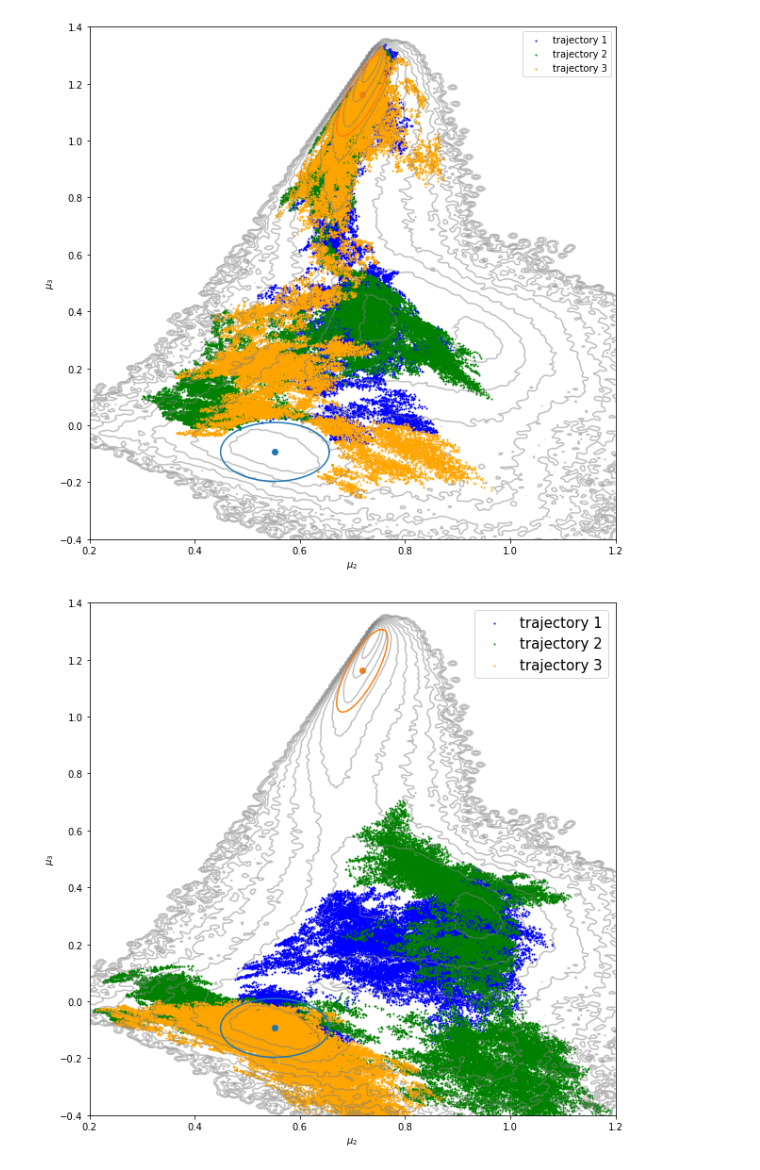
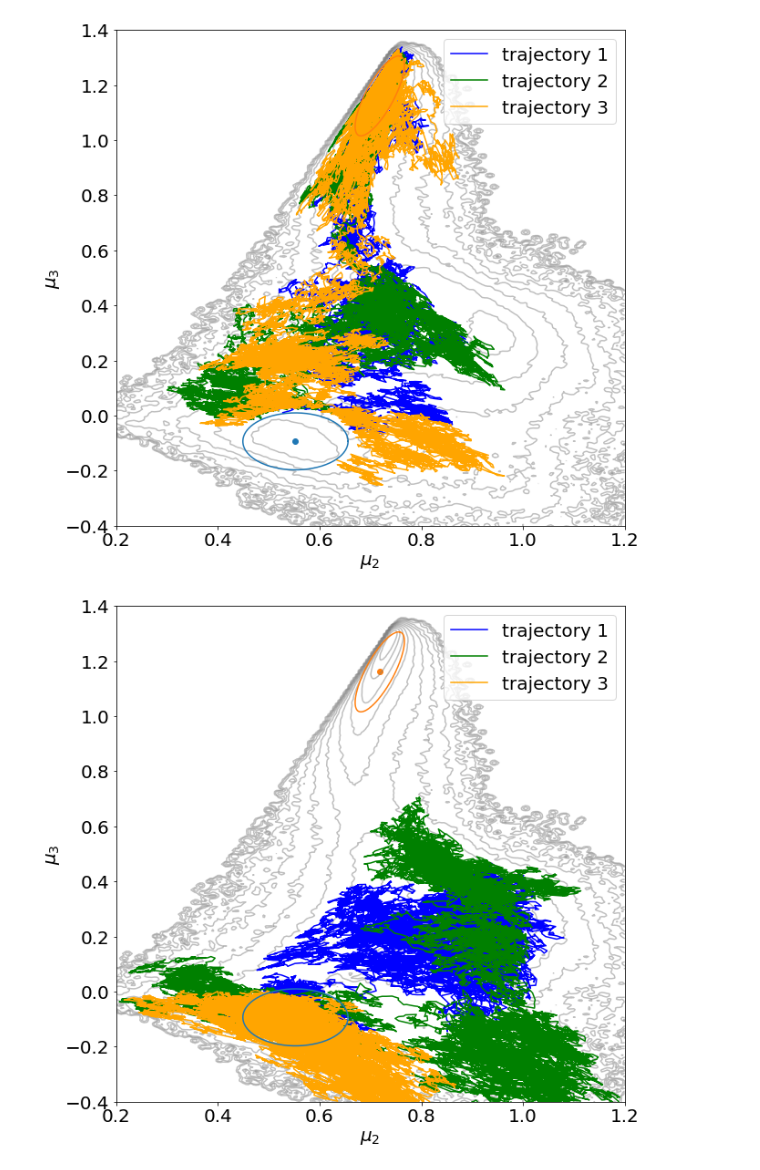
Before and after one commit to margotyjx/Optimal_control, a Jupyter notebook: LJ7_2D/graph.ipynb, the cells around one changed output. Cells and saved outputs as stored; diff of their text form; code cells hidden in the pictures.

```diff
--- a/LJ7_2D/graph.ipynb
+++ b/LJ7_2D/graph.ipynb
@@ -32,15 +32,17 @@ Mu2i_3 = inData['Mu2i']
 Mu3i_3 = inData['Mu3i']
 Mu2i_orig_3 = inData['Mu2i_orig']
 Mu3i_orig_3 = inData['Mu3i_orig']
+# %%
+sel = range(0,Mu2i_0.shape[0],2)
 # %%
 plt.figure(1)
-plt.scatter(Mu2i_0,Mu3i_0,color = 'b', s = 1,label = 'trajectory 1')
-plt.scatter(Mu2i_1,Mu3i_1,color = 'g', s = 1,label = 'trajectory 2')
-plt.scatter(Mu2i_3,Mu3i_3,color = 'orange', s = 1,label = 'trajectory 3')
+plt.plot(Mu2i_0[sel],Mu3i_0[sel],color = 'b',label = 'trajectory 1')
+plt.plot(Mu2i_1[sel],Mu3i_1[sel],color = 'g',label = 'trajectory 2')
+plt.plot(Mu2i_3[sel],Mu3i_3[sel],color = 'orange',label = 'trajectory 3')
 plt.figure(2)
-plt.scatter(Mu2i_orig_0,Mu3i_orig_0,color = 'b', s = 1,label = 'trajectory 1')
-plt.scatter(Mu2i_orig_1,Mu3i_orig_1,color = 'g', s = 1,label = 'trajectory 2')
-plt.scatter(Mu2i_orig_3,Mu3i_orig_3,color = 'orange', s = 1,label = 'trajectory 3')
+plt.plot(Mu2i_orig_0[sel],Mu3i_orig_0[sel],color = 'b',label = 'trajectory 1')
+plt.plot(Mu2i_orig_1[sel],Mu3i_orig_1[sel],color = 'g', label = 'trajectory 2')
+plt.plot(Mu2i_orig_3[sel],Mu3i_orig_3[sel],color = 'orange',label = 'trajectory 3')
 
 fname = data_folder/"LJ7_free_energy_grid.npz"
 inData = np.load(fname)
@@ -74,36 +76,36 @@ plt.plot(a[0]+0.1034*np.cos(t),a[1]+0.1034*np.sin(t))
 plt.plot(Rx*np.cos(t)*np.cos(theta) - Ry*np.sin(t)*np.sin(theta)+b[0],
      Rx*np.cos(t)*np.sin(theta) + Ry*np.sin(t)*np.cos(theta)+b[1])
 plt.contour(xx, yy, free_energy, levels=15,colors = 'gray', alpha = 0.5)
 
 plt.xlim([0.2, 1.2])
 # plt.xlim([-0.4, 1.4])
 plt.ylim([-0.4, 1.4])
 plt.xlabel(r'$\mu_2$')
 plt.ylabel(r'$\mu_3$')
 plt.legend()
-plt.rcParams.update({'font.size': 15})
+plt.rcParams.update({'font.size': 20})
 # ax.set_aspect(1)
-plt.savefig('./data/controlled_LJ7_beta5.png')
+plt.savefig('./data/controlled_LJ7_beta5.pdf')
 
 plt.figure(2)
 fig = plt.gcf()
 fig.set_size_inches(10, 10)
 ax = plt.gca()
 plt.scatter(a[0],a[1])
 plt.scatter(b[0],b[1])
 plt.plot(a[0]+0.1034*np.cos(t),a[1]+0.1034*np.sin(t))
 plt.plot(Rx*np.cos(t)*np.cos(theta) - Ry*np.sin(t)*np.sin(theta)+b[0],
      Rx*np.cos(t)*np.sin(theta) + Ry*np.sin(t)*np.cos(theta)+b[1])
 plt.contour(xx, yy, free_energy, levels=15,colors = 'gray', alpha = 0.5)
 plt.xlim([0.2, 1.2])
 # plt.xlim([-0.4, 1.4])
 plt.ylim([-0.4, 1.4])
 plt.xlabel(r'$\mu_2$')
 plt.ylabel(r'$\mu_3$')
 plt.legend()
-plt.rcParams.update({'font.size': 15})
+plt.rcParams.update({'font.size': 20})
 # ax.set_aspect(1)
-plt.savefig('./data/uncontrolled_LJ7_beta5.png')
+plt.savefig('./data/uncontrolled_LJ7_beta5.pdf')
 # %% [output]
-[figure, old version]
+[figure, new version]
-[figure, old version]
+[figure, new version]
```
